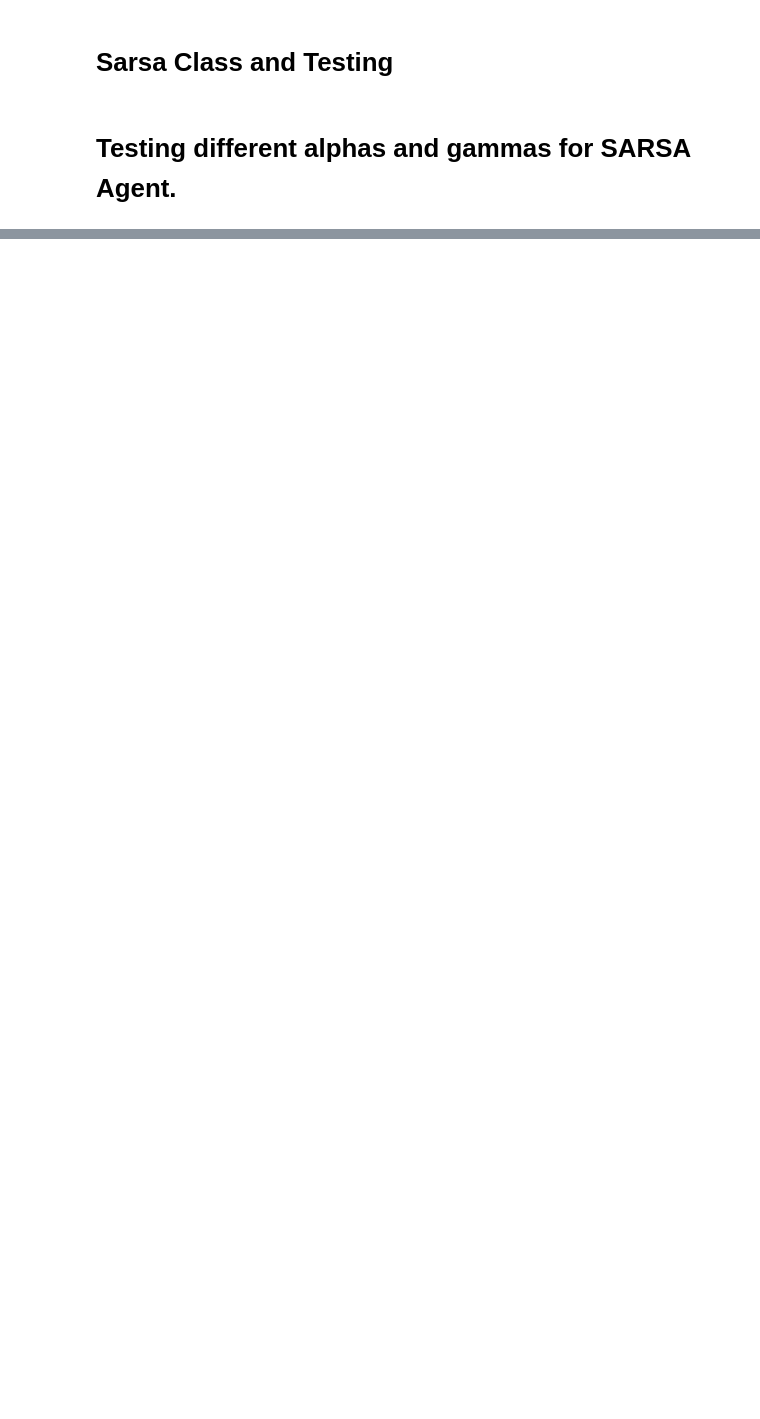
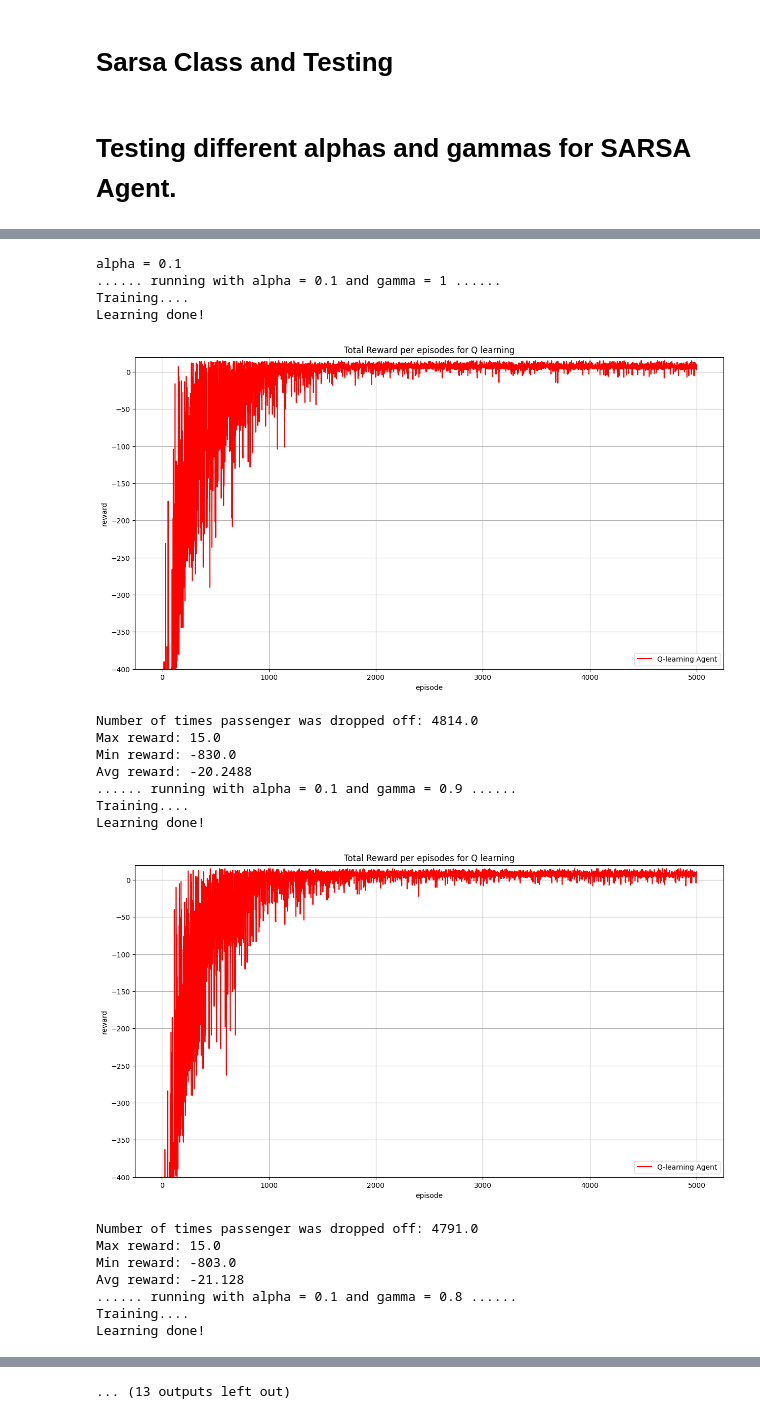
Before and after one commit to Zeid-Hazboun/openAI-taxi-RL, a Jupyter notebook: taxi.ipynb, the cells around one changed output, grey strips where cells are left out. Cells and saved outputs as stored; diff of their text form; code cells hidden in the pictures; blank space fills up the shorter version.

```diff
--- a/taxi.ipynb
+++ b/taxi.ipynb
@@ -457,0 +427,51 @@ Learning done!
+# %%
+alpha = 0.1
+gamma = 0.8
+
+rewards = pd.DataFrame()
+Qperformance = {"alpha":[],"gamma":[],"avg_reward":[]}
+
+
+for i in [0.1,0.2,0.3]:
+    print(f"alpha = {i}")
+    for j in [1,0.9,0.8,0.7]:
+        print(f"...... running with alpha = {i} and gamma = {j} ......")
+        alpha = i
+        gamma = j
+        Q_agent = Q_Agent(max_episodes,
+                max_steps,
+                test_episodes,
+                alpha,
+                gamma,
+                epsilon,
+                decay_rate)
+        name = "a"+str(i)+"_g"+str(j)
+        rewards[name] = pd.Series(sarsa_agent.reward_list)
+
+        Q_agent.run()
+        Q_agent.export_csv(f"QAgent_a{i}_g{j}")
+        Qperformance["alpha"].append(i)
+        Qperformance["gamma"].append(j)
+        Qperformance["avg_reward"].append((sum(Q_agent.reward_arr)/Q_agent.max_episodes))
+rewards.to_csv("Qlearning.csv")
+# %% [output]
+alpha = 0.1
+...... running with alpha = 0.1 and gamma = 1 ......
+Training....
+Learning done!
+[figure, added]
+Number of times passenger was dropped off: 4814.0
+Max reward: 15.0
+Min reward: -830.0
+Avg reward: -20.2488
+...... running with alpha = 0.1 and gamma = 0.9 ......
+Training....
+Learning done!
+[figure, added]
+Number of times passenger was dropped off: 4791.0
+Max reward: 15.0
+Min reward: -803.0
+Avg reward: -21.128
+...... running with alpha = 0.1 and gamma = 0.8 ......
+Training....
+Learning done!
@@ -457,0 +504 @@ Learning done!
+... (13 outputs left out)
```
Also changed, not shown: parts of 20 cells of this notebook, 29 other files.
